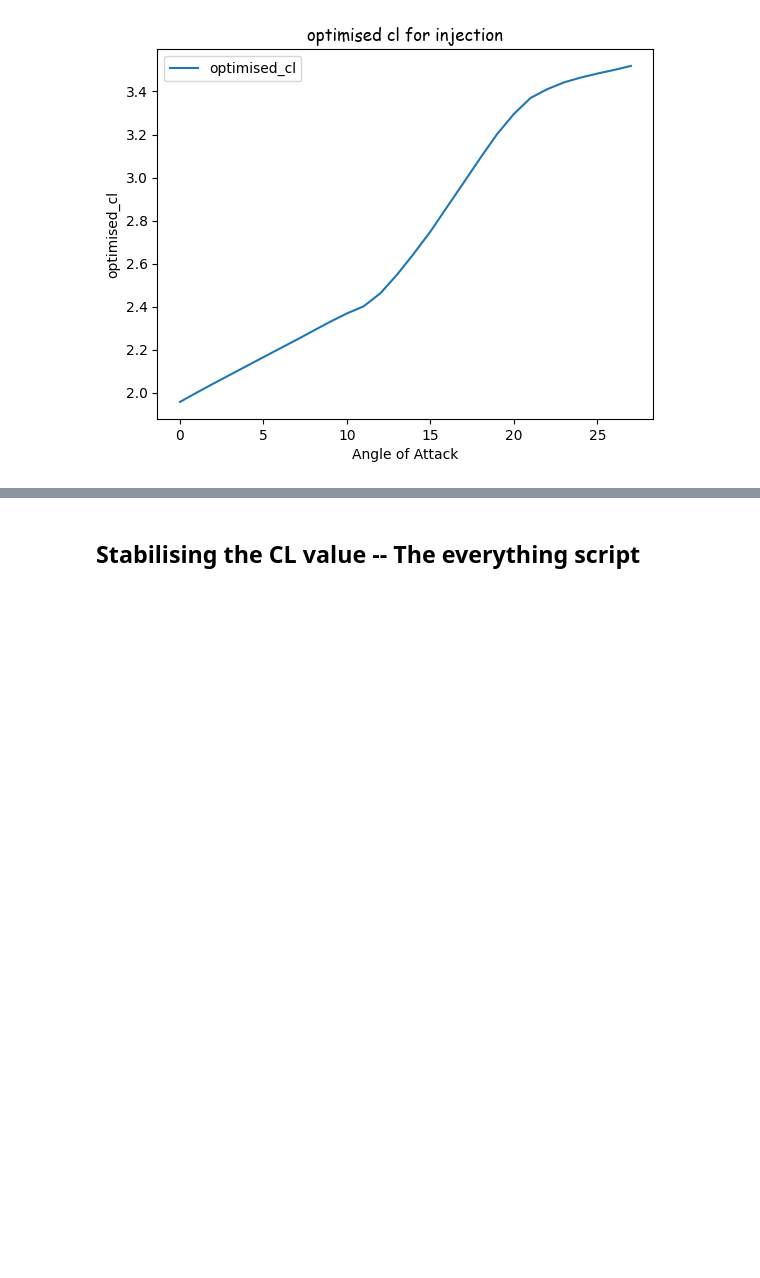
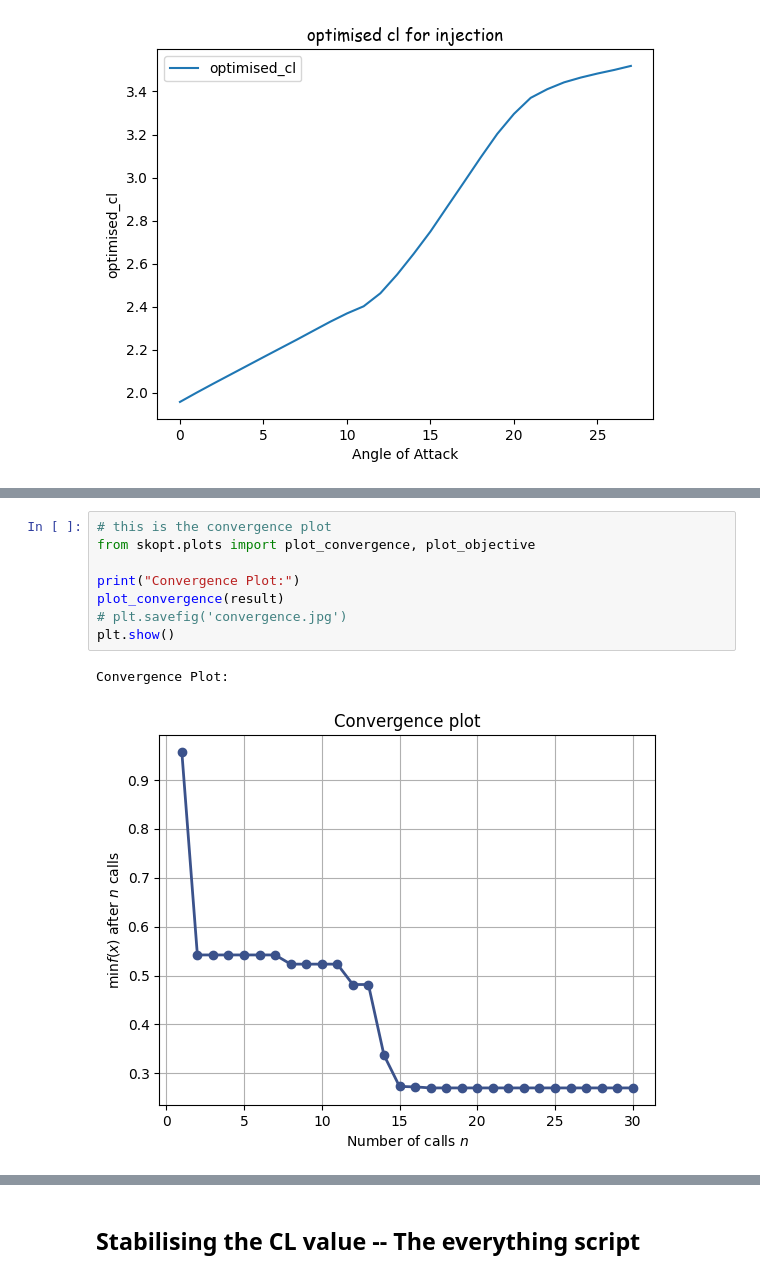
Before and after one commit to HendrichMugisha/anup_sir-conference-optimisation, a Jupyter notebook: suction_only/Optimising_suction_only_with_Re.ipynb, the cells around one changed output, grey strips where cells are left out. Cells and saved outputs as stored; diff of their text form; blank space fills up the shorter version.

```diff
--- a/suction_only/Optimising_suction_only_with_Re.ipynb
+++ b/suction_only/Optimising_suction_only_with_Re.ipynb
@@ -210,0 +286,11 @@ plt.show()
+# %%
+# this is the convergence plot
+from skopt.plots import plot_convergence, plot_objective
+
+print("Convergence Plot:")
+plot_convergence(result)
+# plt.savefig('convergence.jpg')
+plt.show()
+# %% [output]
+Convergence Plot:
+[figure, added]
```
Also changed, not shown: parts of 5 cells of this notebook, 2 other files.
